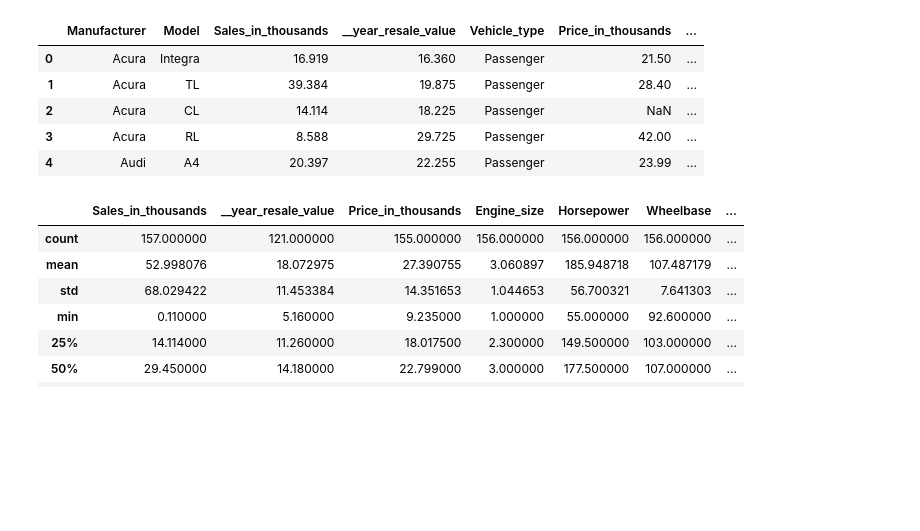
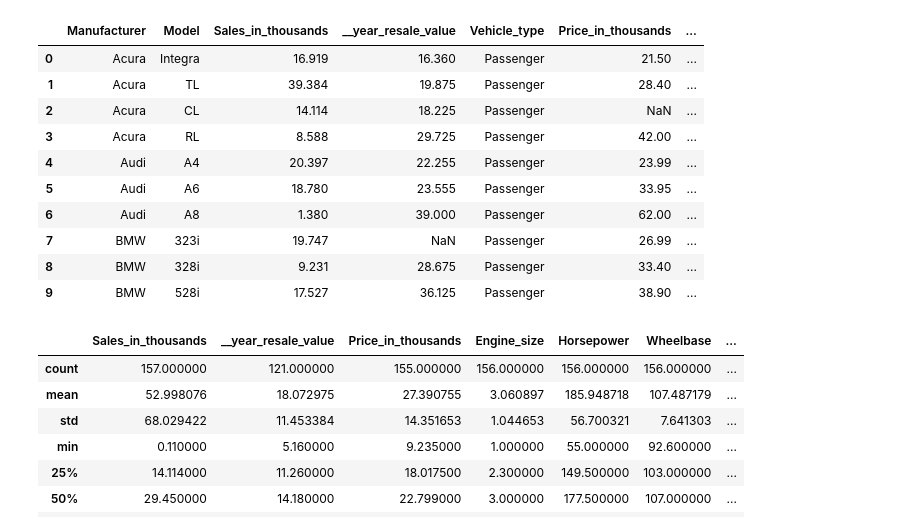
Before and after one commit to A-Layali/Car-Sales-Prediction, a Jupyter notebook: EDA.ipynb, the cells around one changed output. Saved outputs shown, nothing was run; the diff lists cells and outputs as text; code cells hidden in the pictures; blank space fills up the shorter version.

```diff
--- a/EDA.ipynb
+++ b/EDA.ipynb
@@ -1,14 +1,19 @@
 # %%
 import pandas as pd
 df = pd.read_csv('Car_sales.csv')
-df.head()
+df.head(10)
 # %% [output]
 |  | Manufacturer | Model | Sales_in_thousands | __year_resale_value | Vehicle_type | Price_in_thousands | ... |
 | 0 | Acura | Integra | 16.919 | 16.360 | Passenger | 21.50 | ... |
 | 1 | Acura | TL | 39.384 | 19.875 | Passenger | 28.40 | ... |
 | 2 | Acura | CL | 14.114 | 18.225 | Passenger | NaN | ... |
 | 3 | Acura | RL | 8.588 | 29.725 | Passenger | 42.00 | ... |
 | 4 | Audi | A4 | 20.397 | 22.255 | Passenger | 23.99 | ... |
+| 5 | Audi | A6 | 18.780 | 23.555 | Passenger | 33.95 | ... |
+| 6 | Audi | A8 | 1.380 | 39.000 | Passenger | 62.00 | ... |
+| 7 | BMW | 323i | 19.747 | NaN | Passenger | 26.99 | ... |
+| 8 | BMW | 328i | 9.231 | 28.675 | Passenger | 33.40 | ... |
+| 9 | BMW | 528i | 17.527 | 36.125 | Passenger | 38.90 | ... |
 # %%
 df.describe()
 # %% [output]
```
Also changed, not shown: parts of 17 cells of this notebook.
